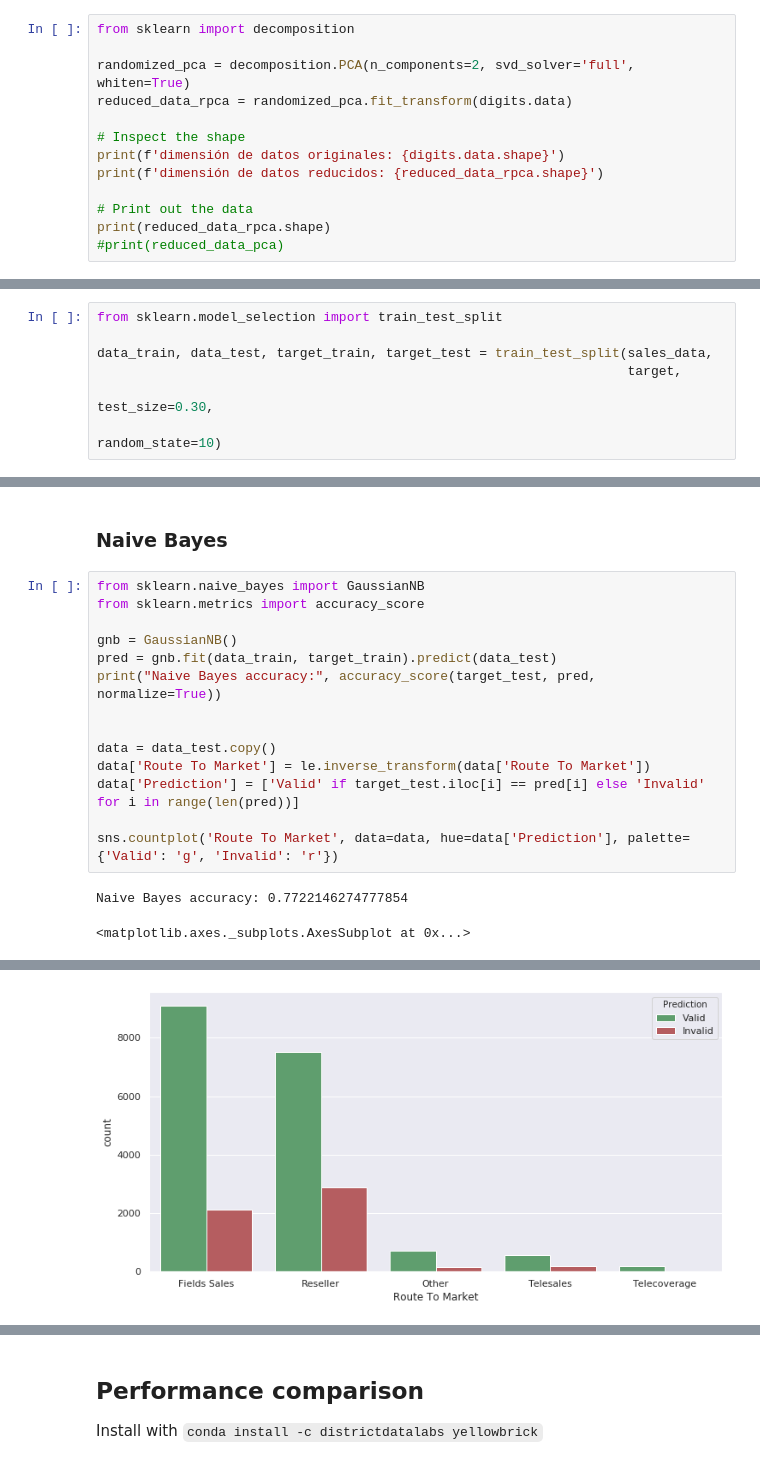
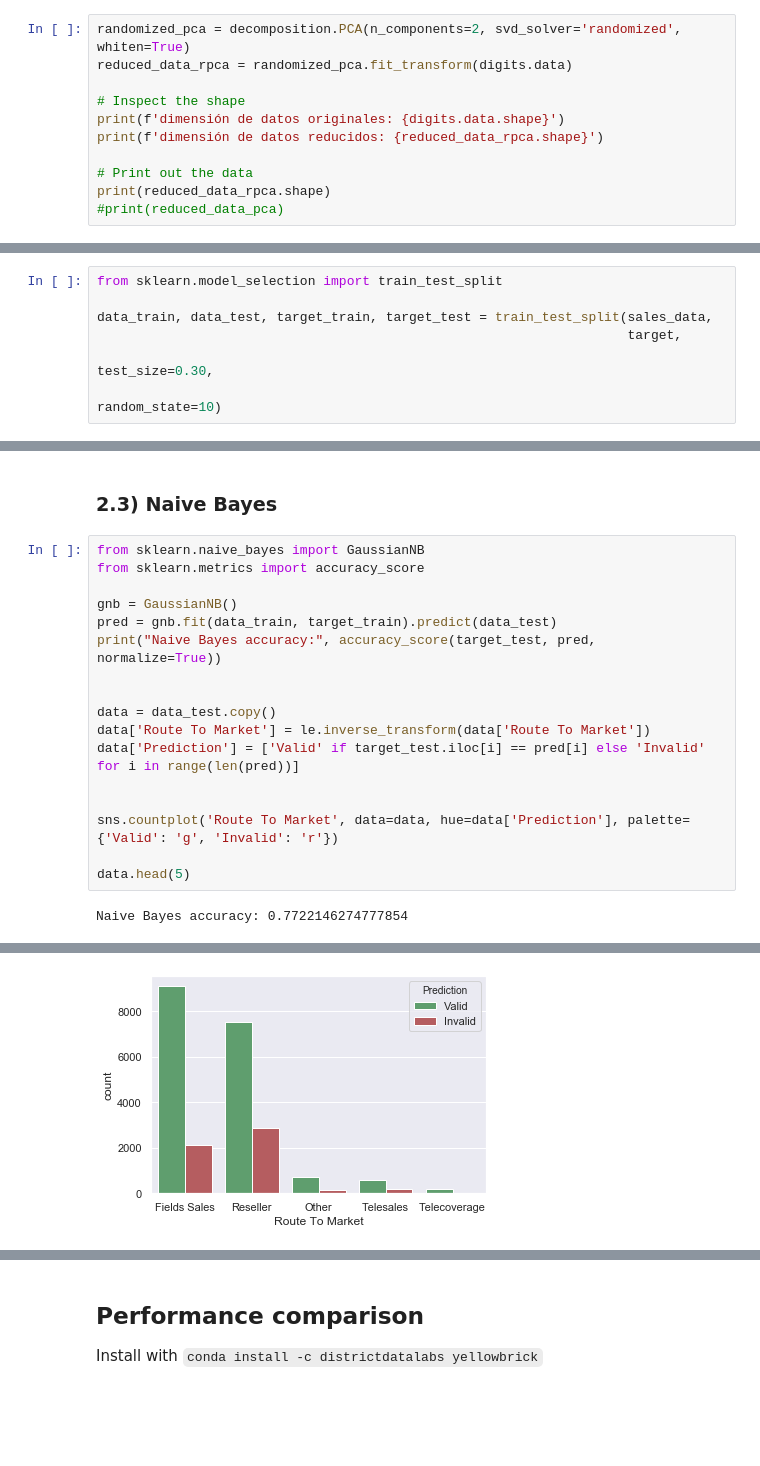
Before and after one commit to GAMES-UChile/Curso-BancoEstado, a Jupyter notebook: modulo4/modulo4.ipynb, the cells around one changed output, grey strips where cells are left out. Saved outputs shown, nothing was run; the diff lists cells and outputs as text; blank space fills up the shorter version.

```diff
--- a/modulo4/modulo4.ipynb
+++ b/modulo4/modulo4.ipynb
@@ -98,7 +96,5 @@ decomposition.PCA?
 # %%
-from sklearn import decomposition
-
-randomized_pca = decomposition.PCA(n_components=2, svd_solver='full', whiten=True)
+randomized_pca = decomposition.PCA(n_components=2, svd_solver='randomized', whiten=True)
 reduced_data_rpca = randomized_pca.fit_transform(digits.data)
 
 # Inspect the shape
@@ -489,5 +523,5 @@ data_train, data_test, target_train, target_test = train_test_split(sales_data,
 # %% [markdown]
-### Naive Bayes
+### 2.3) Naive Bayes
 # %%
 from sklearn.naive_bayes import GaussianNB
 from sklearn.metrics import accuracy_score
@@ -501,7 +535,9 @@ data = data_test.copy()
 data['Route To Market'] = le.inverse_transform(data['Route To Market'])
 data['Prediction'] = ['Valid' if target_test.iloc[i] == pred[i] else 'Invalid' for i in range(len(pred))]
 
+
 sns.countplot('Route To Market', data=data, hue=data['Prediction'], palette={'Valid': 'g', 'Invalid': 'r'})
+
+data.head(5)
 # %% [output]
 Naive Bayes accuracy: 0.7722146274777854
-<matplotlib.axes._subplots.AxesSubplot at 0x...>
@@ -508 +550 @@ Naive Bayes accuracy: 0.7722146274777854
-[figure, old version]
+[figure, new version]
```
Also changed, not shown: parts of 61 cells of this notebook.
